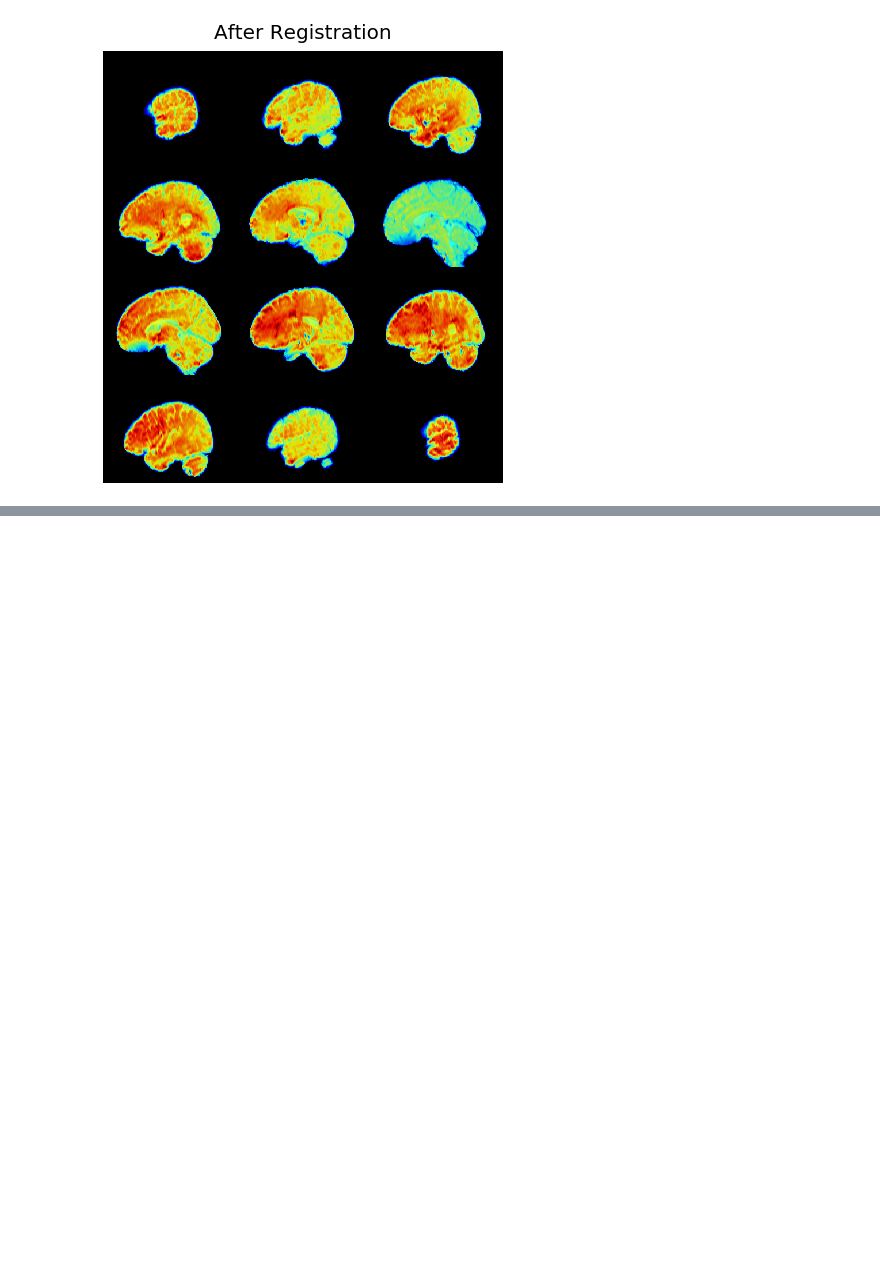
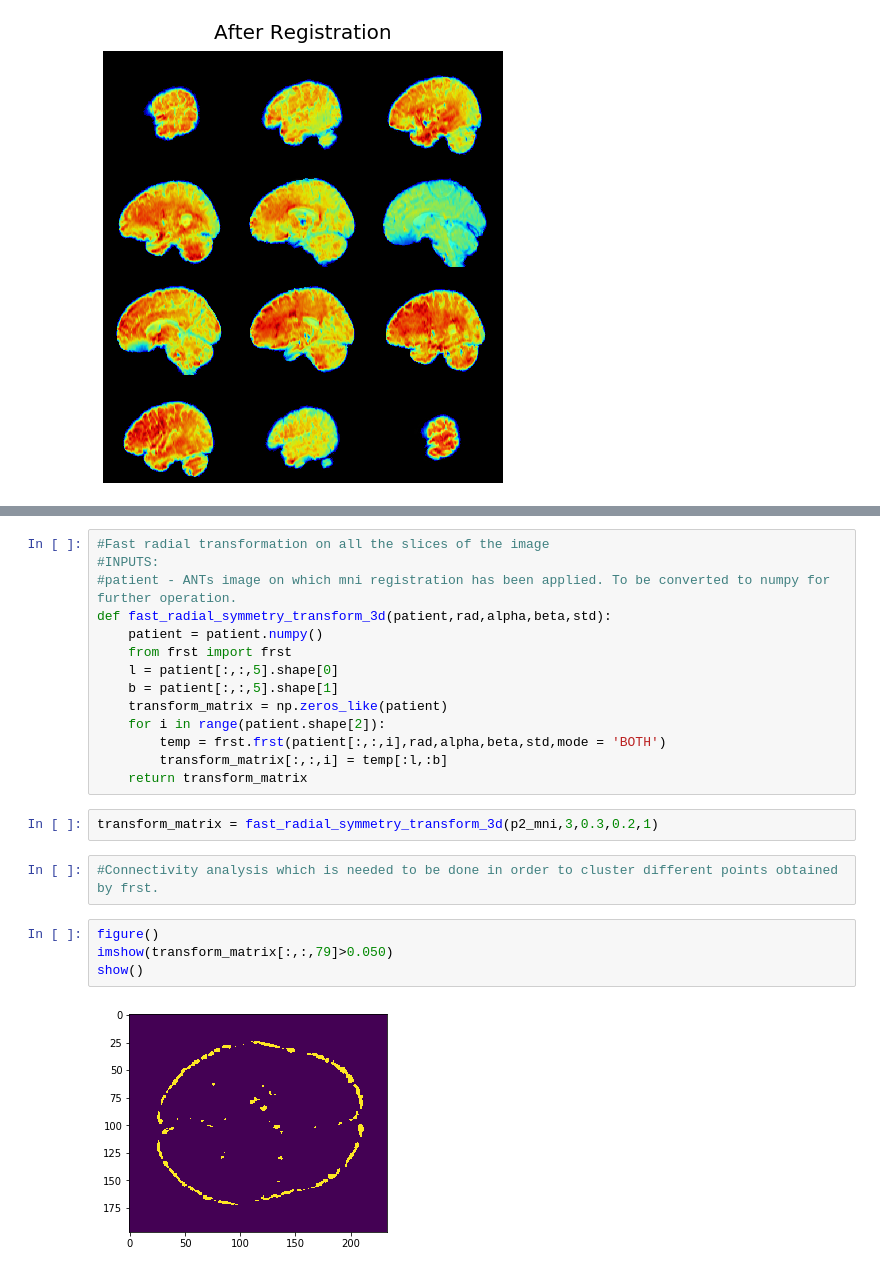
Before and after one commit to ZAKAUDD/pfca, a Jupyter notebook: processing_algorithm.ipynb, the cells around one changed output, grey strips where cells are left out. Saved outputs shown, nothing was run; the diff lists cells and outputs as text; blank space fills up the shorter version.

```diff
--- a/processing_algorithm.ipynb
+++ b/processing_algorithm.ipynb
@@ -148,0 +181,24 @@ p2_mni.plot()
+# %%
+#Fast radial transformation on all the slices of the image
+#INPUTS:
+#patient - ANTs image on which mni registration has been applied. To be converted to numpy for further operation.
+def fast_radial_symmetry_transform_3d(patient,rad,alpha,beta,std):
+    patient = patient.numpy()
+    from frst import frst
+    l = patient[:,:,5].shape[0]
+    b = patient[:,:,5].shape[1]
+    transform_matrix = np.zeros_like(patient)
+    for i in range(patient.shape[2]):
+        temp = frst.frst(patient[:,:,i],rad,alpha,beta,std,mode = 'BOTH')
+        transform_matrix[:,:,i] = temp[:l,:b]
+    return transform_matrix
+# %%
+transform_matrix = fast_radial_symmetry_transform_3d(p2_mni,3,0.3,0.2,1)
+# %%
+#Connectivity analysis which is needed to be done in order to cluster different points obtained by frst.
+# %%
+figure()
+imshow(transform_matrix[:,:,79]>0.050)
+show()
+# %% [output]
+[figure, added]
```
Also changed, not shown: parts of 12 cells of this notebook.
